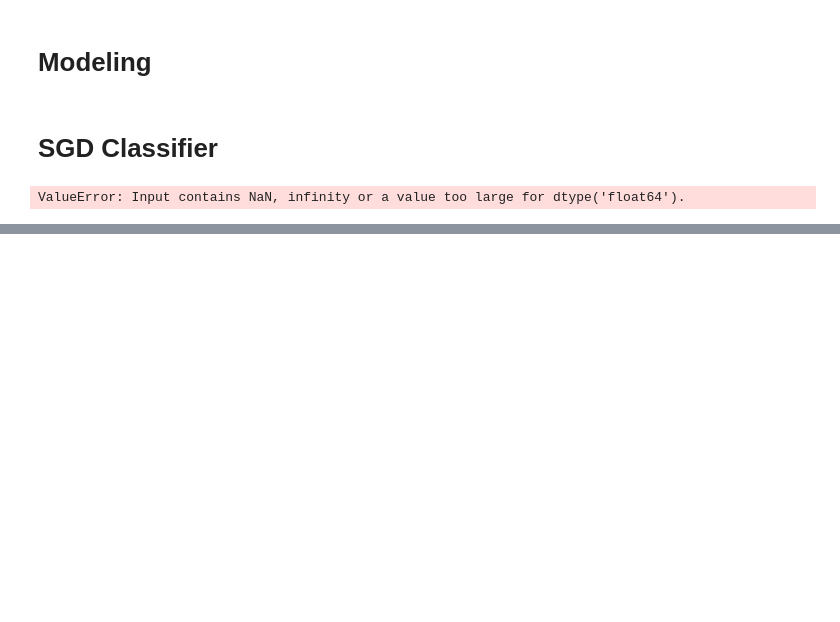
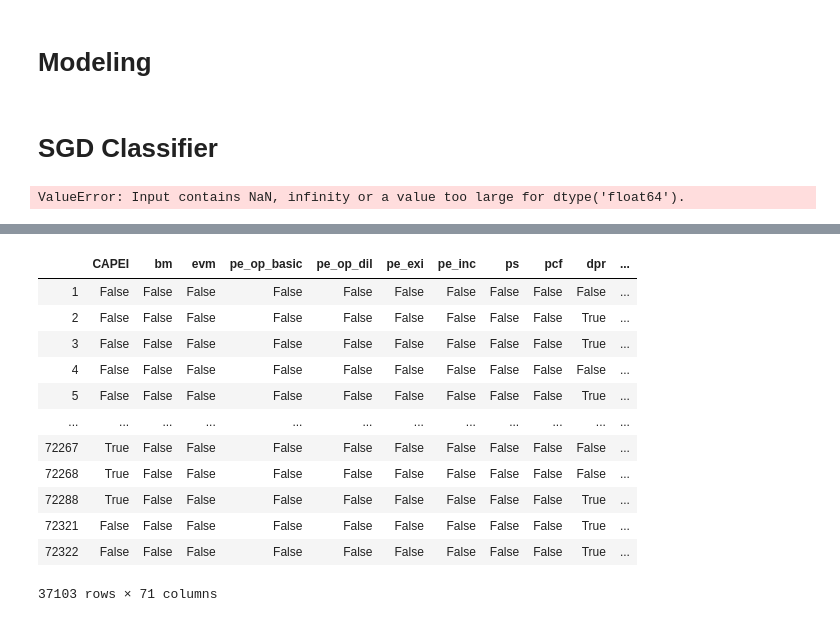
Before and after one commit to hannahho11/predict_bankruptcy, a Jupyter notebook: all_companies v3 - Joseph.ipynb, the cells around one changed output, grey strips where cells are left out. Saved outputs shown, nothing was run; the diff lists cells and outputs as text; code cells hidden in the pictures; blank space fills up the shorter version.

```diff
--- a/all_companies v3 - Joseph.ipynb
+++ b/all_companies v3 - Joseph.ipynb
@@ -366,0 +368,16 @@ from sklearn.linear_model import SGDClassifier
+# %%
+(x_train.isna())
+# %% [output]
+|  | CAPEI | bm | evm | pe_op_basic | pe_op_dil | pe_exi | pe_inc | ps | pcf | dpr | ... |
+| 1 | False | False | False | False | False | False | False | False | False | False | ... |
+| 2 | False | False | False | False | False | False | False | False | False | True | ... |
+| 3 | False | False | False | False | False | False | False | False | False | True | ... |
+| 4 | False | False | False | False | False | False | False | False | False | False | ... |
+| 5 | False | False | False | False | False | False | False | False | False | True | ... |
+| ... | ... | ... | ... | ... | ... | ... | ... | ... | ... | ... | ... |
+| 72267 | True | False | False | False | False | False | False | False | False | False | ... |
+| 72268 | True | False | False | False | False | False | False | False | False | False | ... |
+| 72288 | True | False | False | False | False | False | False | False | False | True | ... |
+| 72321 | False | False | False | False | False | False | False | False | False | True | ... |
+| 72322 | False | False | False | False | False | False | False | False | False | True | ... |
+37103 rows × 71 columns
```
Also changed, not shown: parts of 5 cells of this notebook.
